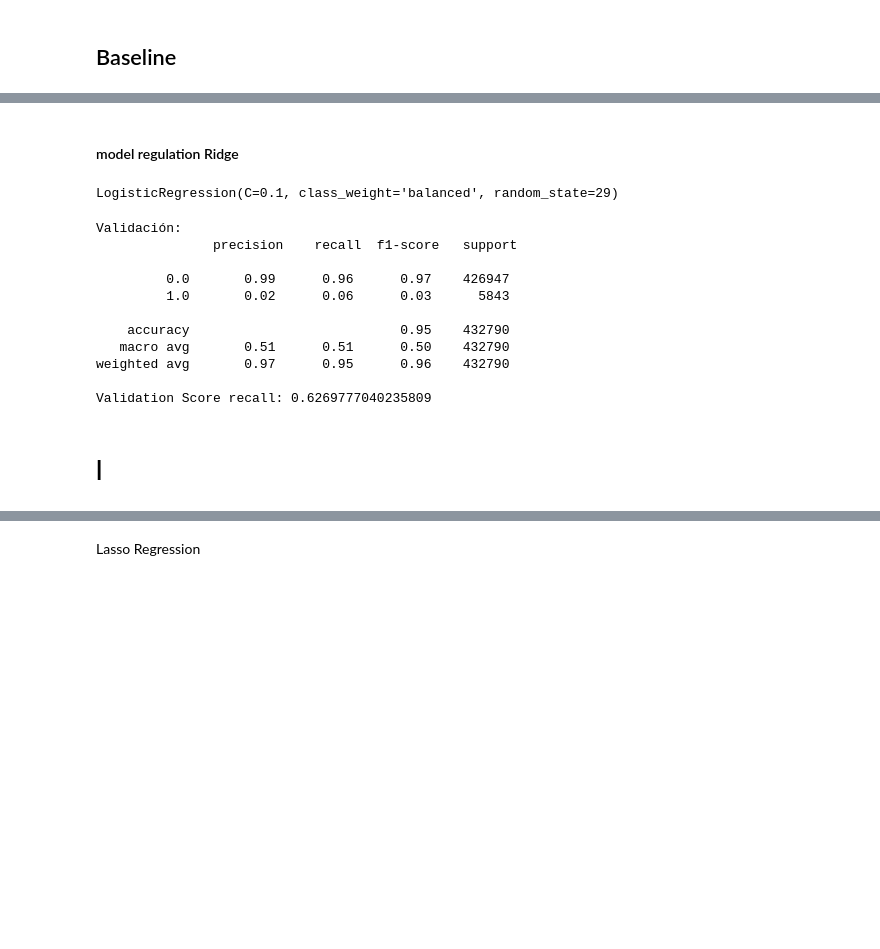
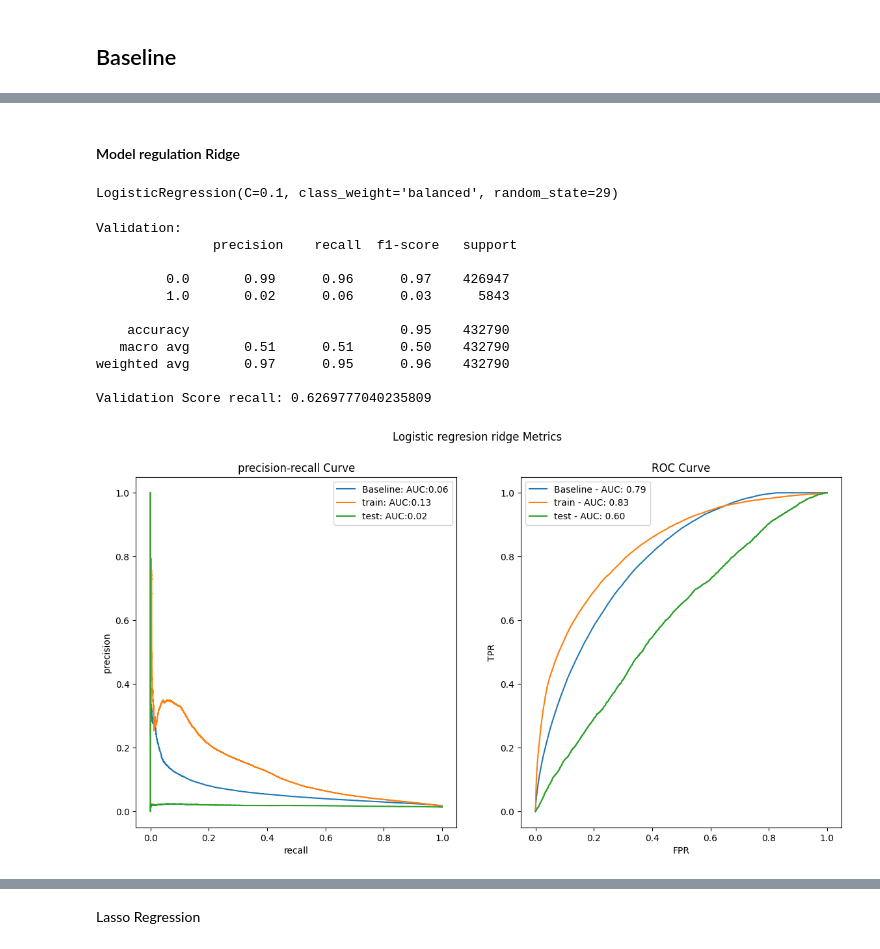
Before and after one commit to MaickMos/data_science_applied, a Jupyter notebook: model_regresion_lineal_feature_frame/MVP_Push_Notifications.ipynb, the cells around one changed output, grey strips where cells are left out. Drawn from its saved outputs; the diff is of its cells as text; code cells hidden in the pictures; blank space fills up the shorter version.

```diff
--- a/model_regresion_lineal_feature_frame/MVP_Push_Notifications.ipynb
+++ b/model_regresion_lineal_feature_frame/MVP_Push_Notifications.ipynb
@@ -275,5 +304,5 @@ print(f"Validation Score recall: {cross_val_score(LogReg_model, x_train, y_train
 # %% [markdown]
-#### model regulation Ridge
+#### Model regulation Ridge
 # %%
 #C = 0.1
 LogReg_ridge_model = LogisticRegression(
@@ -288,10 +317,10 @@ LogReg_ridge_model.fit(x_train, y_train)
 LogisticRegression(C=0.1, class_weight='balanced', random_state=29)
 # %%
 y_test_pred_LogReg_ridge_model = LogReg_ridge_model.predict(x_test)
-print("Validación:\n", classification_report(y_test, y_test_pred_LogReg_ridge_model))
+print("Validation:\n", classification_report(y_test, y_test_pred_LogReg_ridge_model))
 print(f"Validation Score recall: {cross_val_score(LogReg_ridge_model, x_train, y_train, cv=5, scoring='recall').mean()}")
 # %% [output]
-Validación:
+Validation:
                precision    recall  f1-score   support
 
          0.0       0.99      0.96      0.97    426947
@@ -303,18 +332,19 @@ weighted avg       0.97      0.95      0.96    432790
 
 Validation Score recall: 0.6269777040235809
 # %%
-#train graph
 fig1, ax1 = plt.subplots(1,2,figsize=(14,7))
-fig1.suptitle("Validations metrics")
+fig1.suptitle("Logistic regresion ridge Metrics")
 
 plot_metrics(
     f"Baseline",y_pred=feature_frame["global_popularity"],y_test=feature_frame["outcome"],figure=(fig1,ax1)
 )
-y_test_proba_LogReg_model = LogReg_model.predict_proba(x_train)[:,1]
+y_train_proba_LogReg_ridge_model = LogReg_ridge_model.predict_proba(x_train)[:,1]
 plot_metrics(
-    f"Logistic regresion",y_pred=y_test_proba_LogReg_model,y_test=y_train,figure=(fig1,ax1)
+    f"train",y_pred=y_train_proba_LogReg_ridge_model,y_test=y_train,figure=(fig1,ax1)
 )
-y_test_proba_LogReg_ridge_model = LogReg_ridge_model.predict_proba(x_train)[:,1]
+y_test_proba_LogReg_ridge_model = LogReg_ridge_model.predict_proba(x_test)[:,1]
 plot_metrics(
-    f"Logistic regresion ridge",y_pred=y_test_proba_LogReg_ridge_model,y_test=y_train,figure=(fig1,ax1)
+    f"test",y_pred=y_test_proba_LogReg_ridge_model,y_test=y_test,figure=(fig1,ax1)
 )
+# %% [output]
+[figure, added]
@@ -337,5 +351,3 @@ plot_metrics(
-# %% [markdown]
-# l
 # %%
 fig1,ax1 = plt.subplots(1,2,figsize=(14,7))
 fig1.suptitle("Train metrics")
```
Also changed, not shown: parts of 40 cells of this notebook, 1 other file.
